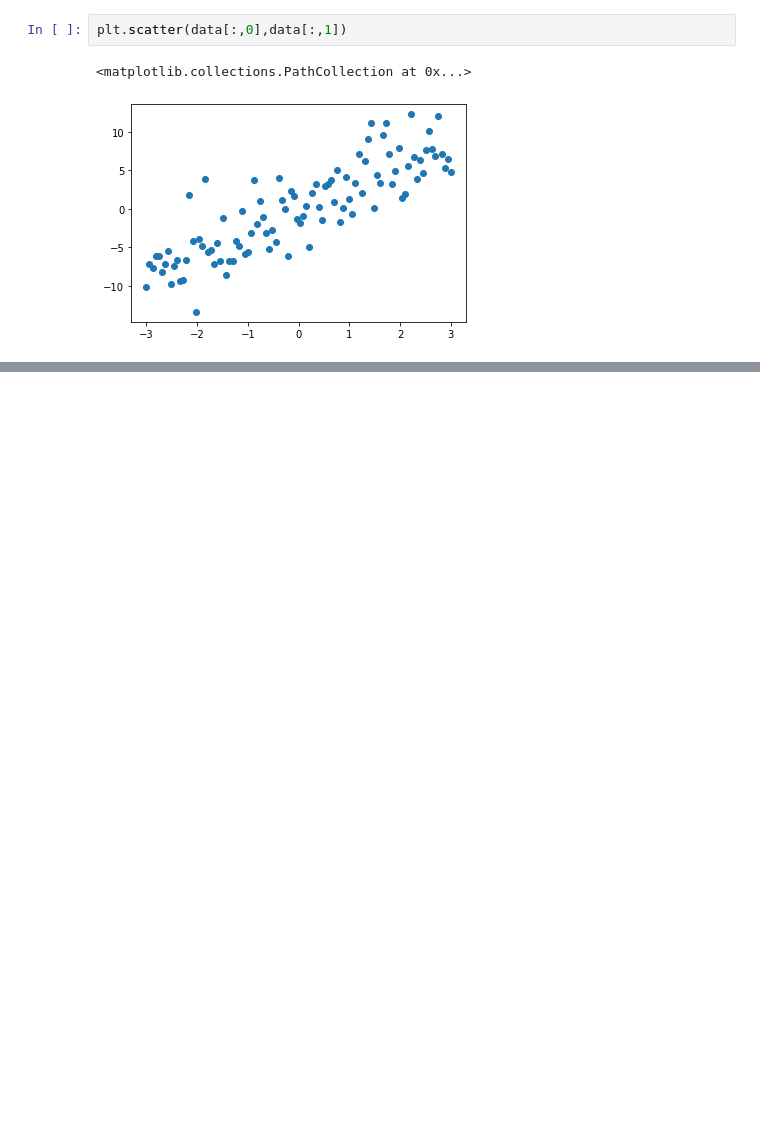
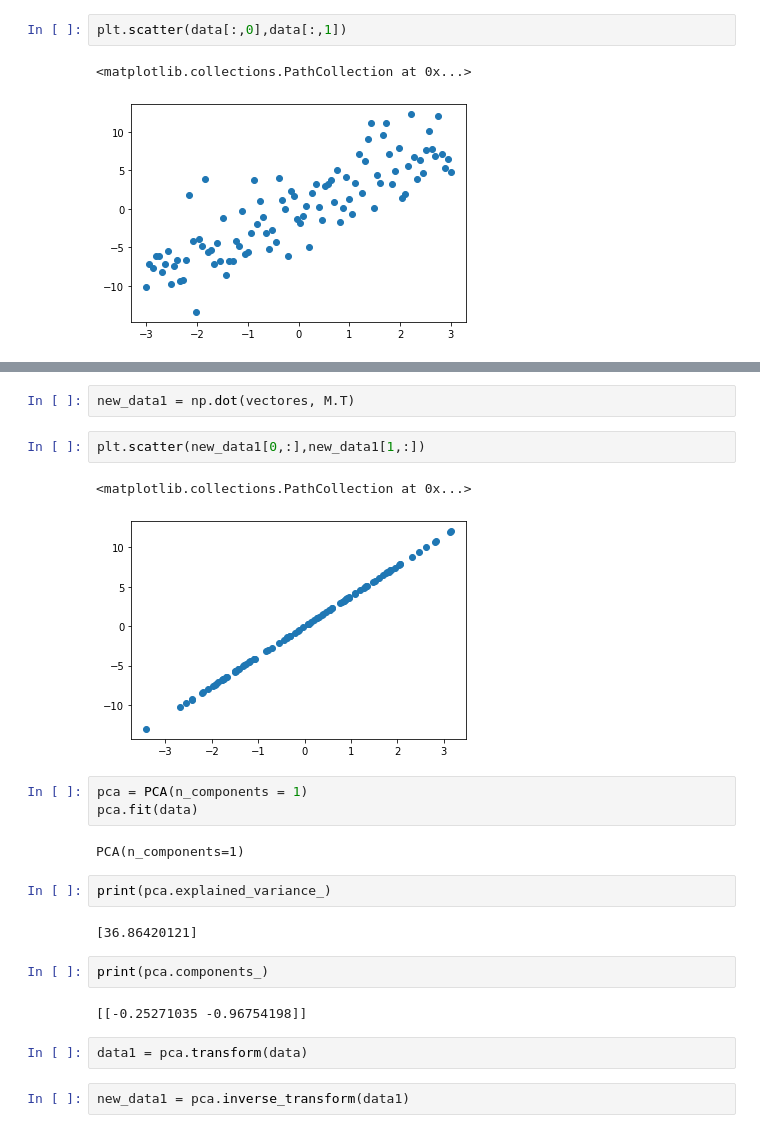
Before and after one commit to psalazarg02/MetodosComputacionales20222, a Jupyter notebook: Week15/Covarianza.ipynb, the cells around one changed output, grey strips where cells are left out. Cells and saved outputs as stored; diff of their text form; blank space fills up the shorter version.

```diff
--- a/Week15/Covarianza.ipynb
+++ b/Week15/Covarianza.ipynb
@@ -80,0 +140,24 @@ array([[ 3.09152137,  8.82101855],
+# %%
+new_data1 = np.dot(vectores, M.T)
+# %%
+plt.scatter(new_data1[0,:],new_data1[1,:])
+# %% [output]
+<matplotlib.collections.PathCollection at 0x...>
+[figure, added]
+# %%
+pca = PCA(n_components = 1)
+pca.fit(data)
+# %% [output]
+PCA(n_components=1)
+# %%
+print(pca.explained_variance_)
+# %% [output]
+[36.86420121]
+# %%
+print(pca.components_)
+# %% [output]
+[[-0.25271035 -0.96754198]]
+# %%
+data1 = pca.transform(data)
+# %%
+new_data1 = pca.inverse_transform(data1)
```
Also changed, not shown: parts of 19 cells of this notebook.
